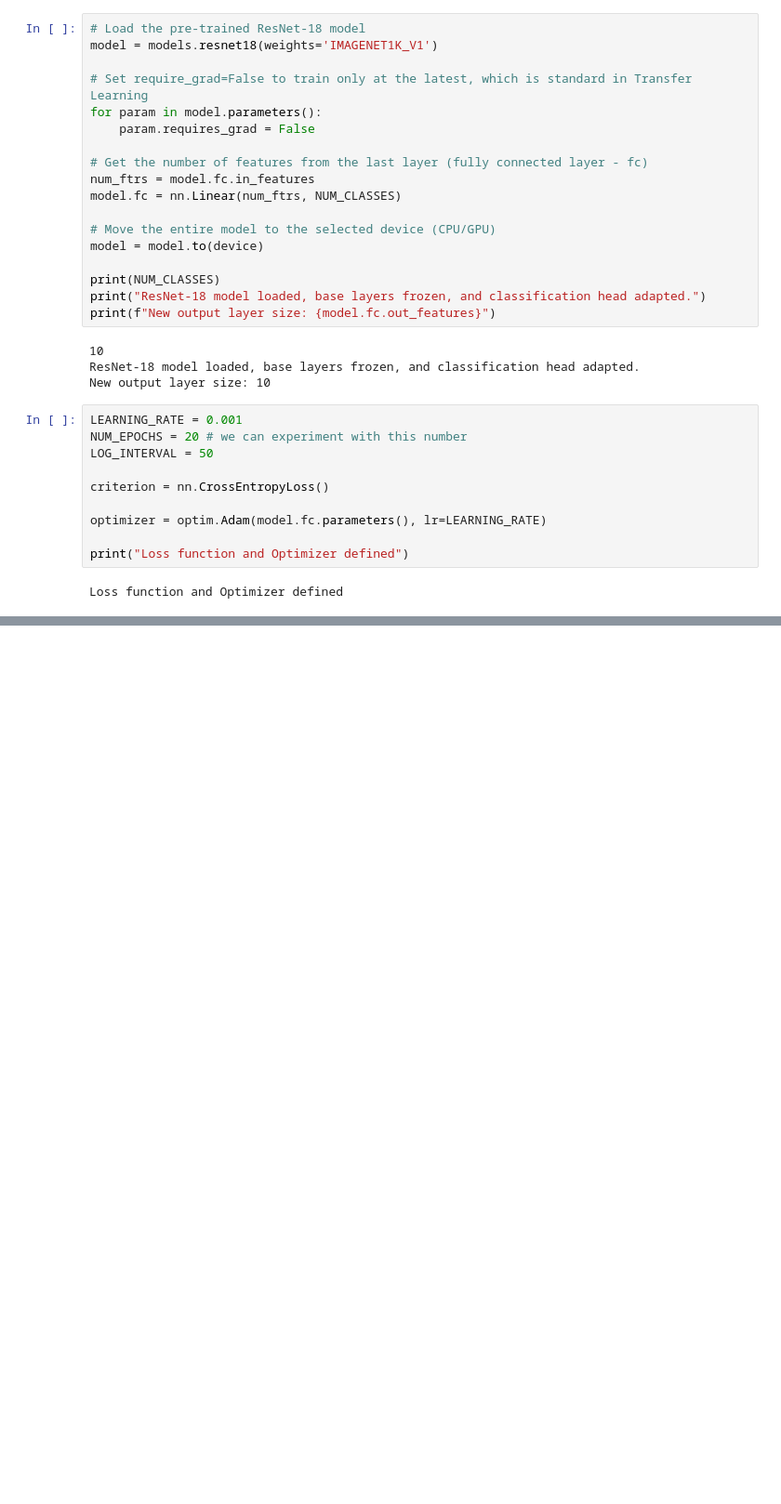
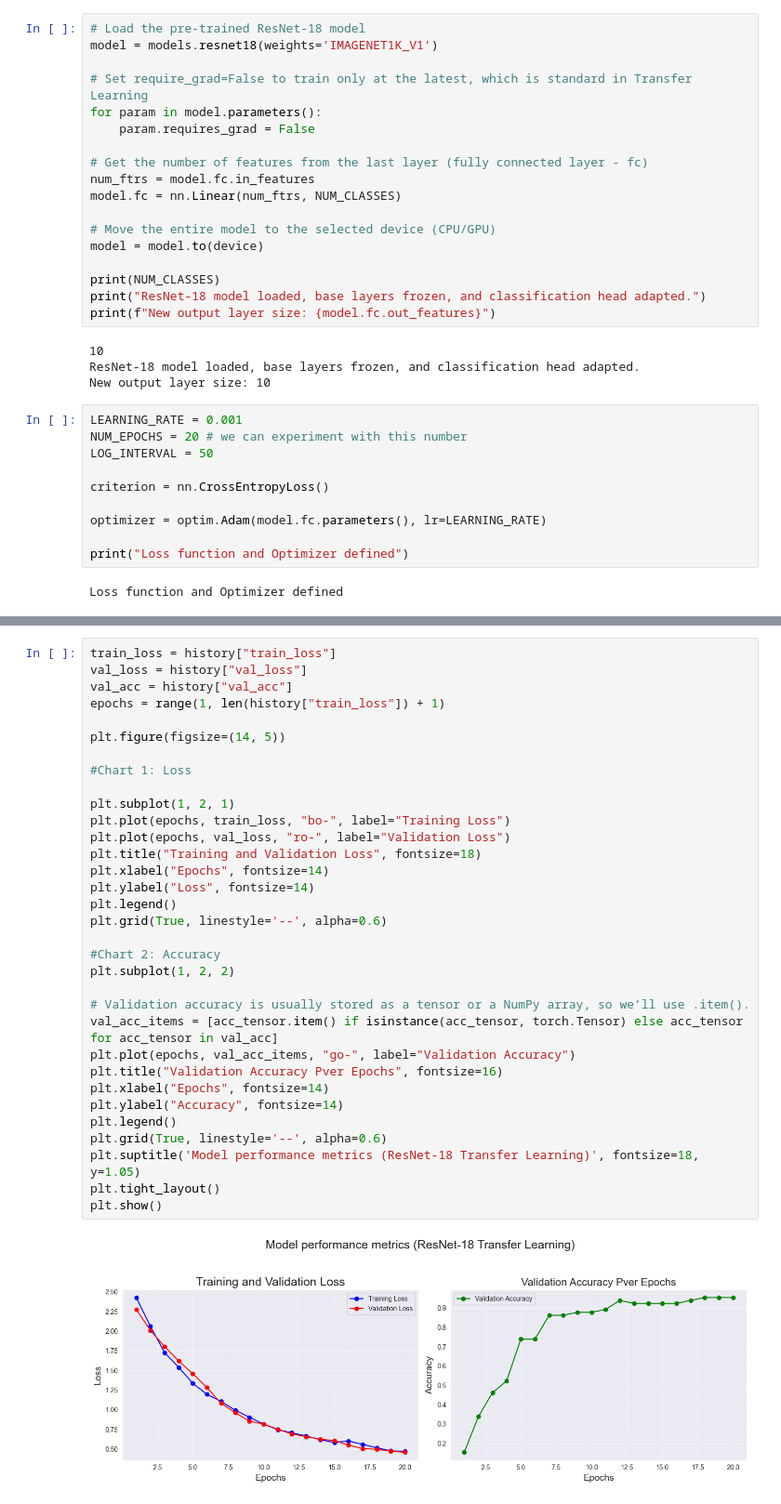
Before and after one commit to xVarmondx/computer-vision-research, a Jupyter notebook: notebook.ipynb, the cells around one changed output, grey strips where cells are left out. Shown at 93% size. Drawn from its saved outputs; the diff is of its cells as text; blank space fills up the shorter version.

Commit message:
feat: Added training and validaion loss graph

```diff
--- a/notebook.ipynb
+++ b/notebook.ipynb
@@ -453,2 +453,37 @@ Training complete. Best Val Acc: 0.9692
 
 Model training finished and the best weights saved to 'best_model_weights.pth'.
+# %%
+train_loss = history["train_loss"]
+val_loss = history["val_loss"]
+val_acc = history["val_acc"]
+epochs = range(1, len(history["train_loss"]) + 1)
+
+plt.figure(figsize=(14, 5))
+
+#Chart 1: Loss
+
+plt.subplot(1, 2, 1)
+plt.plot(epochs, train_loss, "bo-", label="Training Loss")
+plt.plot(epochs, val_loss, "ro-", label="Validation Loss")
+plt.title("Training and Validation Loss", fontsize=18)
+plt.xlabel("Epochs", fontsize=14)
+plt.ylabel("Loss", fontsize=14)
+plt.legend()
+plt.grid(True, linestyle='--', alpha=0.6)
+
+#Chart 2: Accuracy
+plt.subplot(1, 2, 2)
+
+# Validation accuracy is usually stored as a tensor or a NumPy array, so we’ll use .item().
+val_acc_items = [acc_tensor.item() if isinstance(acc_tensor, torch.Tensor) else acc_tensor for acc_tensor in val_acc]
+plt.plot(epochs, val_acc_items, "go-", label="Validation Accuracy")
+plt.title("Validation Accuracy Pver Epochs", fontsize=16)
+plt.xlabel("Epochs", fontsize=14)
+plt.ylabel("Accuracy", fontsize=14)
+plt.legend()
+plt.grid(True, linestyle='--', alpha=0.6)
+plt.suptitle('Model performance metrics (ResNet-18 Transfer Learning)', fontsize=18, y=1.05)
+plt.tight_layout()
+plt.show()
+# %% [output]
+[figure, added]
```
Also changed, not shown: parts of 2 cells of this notebook, 1 other file.
